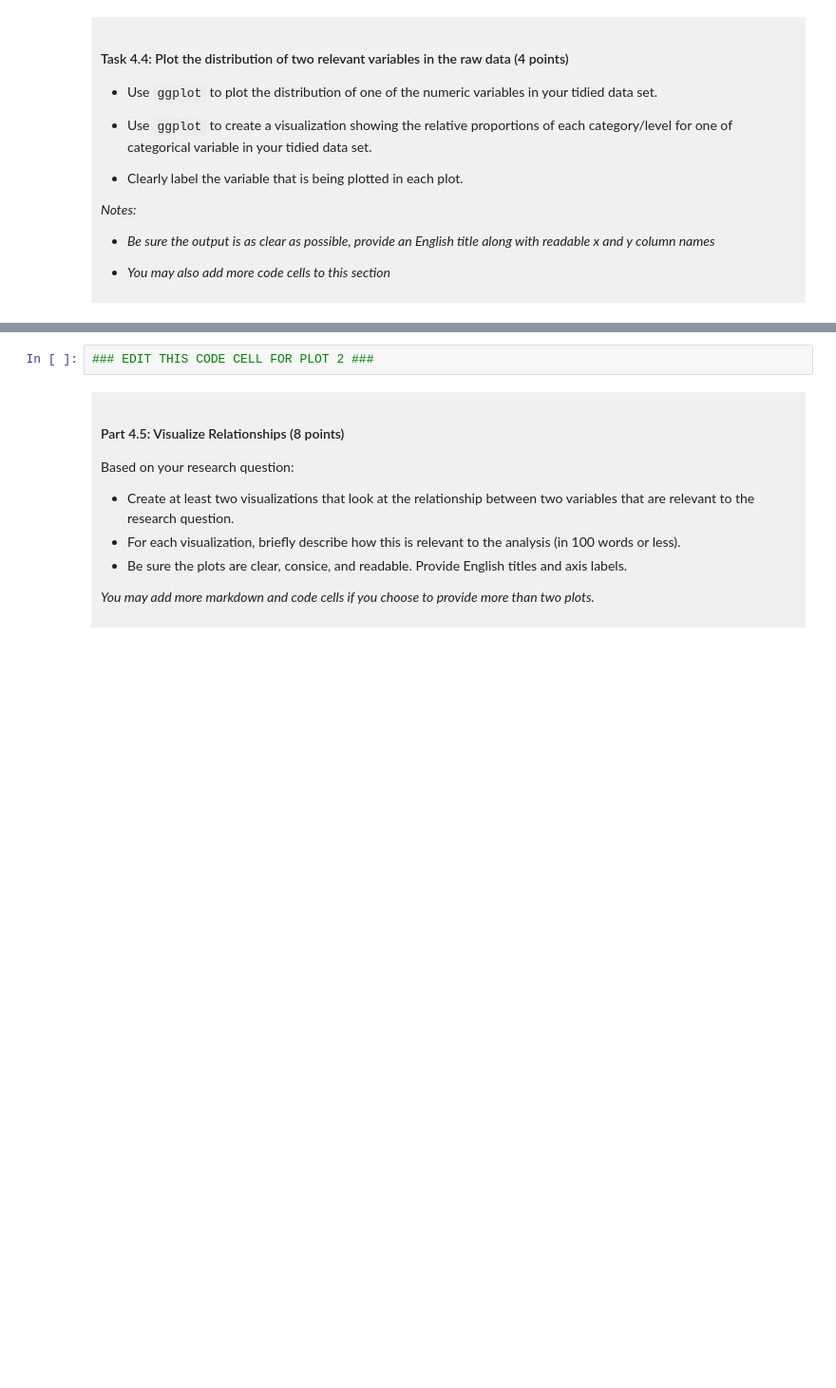
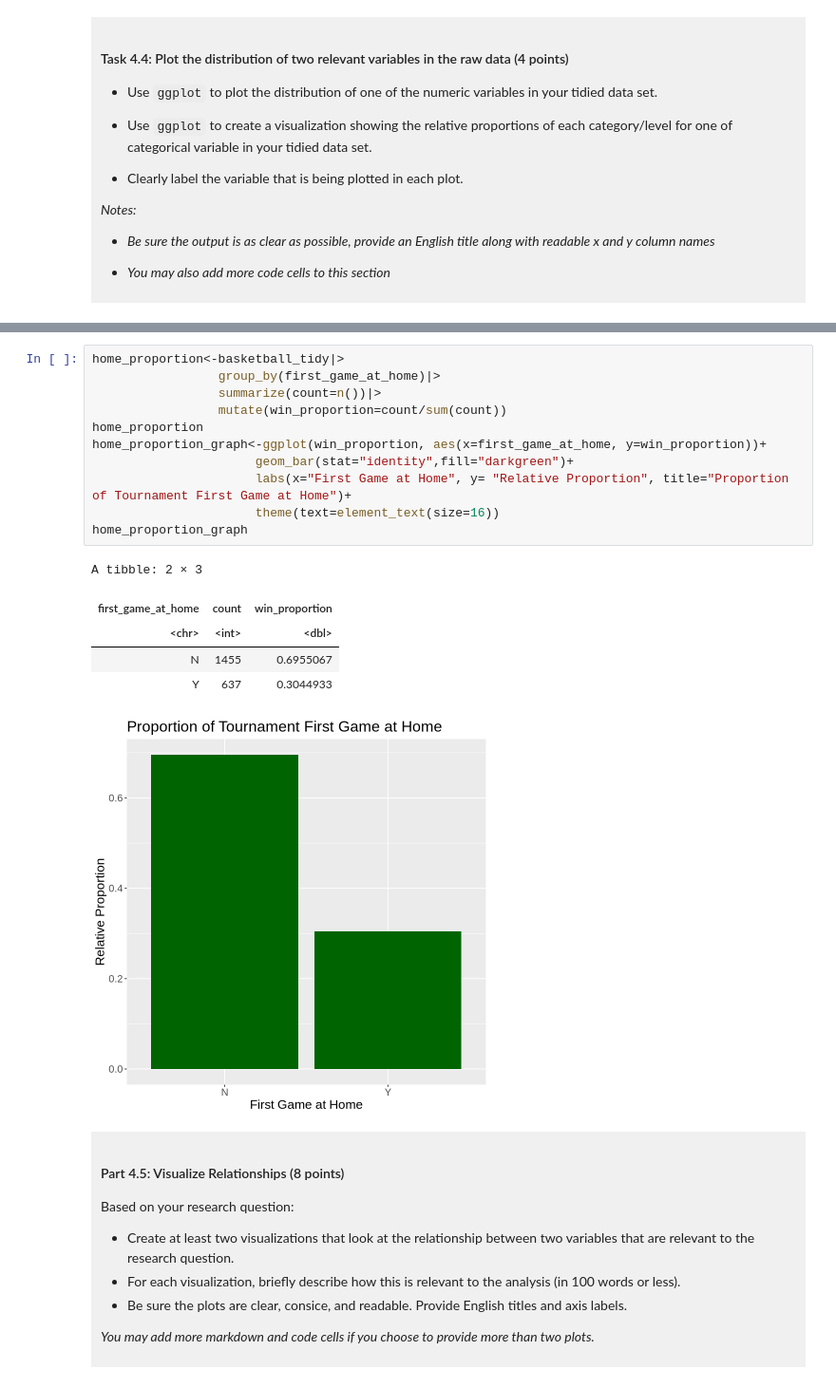
Before and after one commit to nanananasama/dsci-100-project-erica-liu, a Jupyter notebook: dsci-100-project-notebook.ipynb, the cells around one changed output, grey strips where cells are left out. Shown at 95% size. Drawn from its saved outputs; the diff is of its cells as text; blank space fills up the shorter version.

```diff
--- a/dsci-100-project-notebook.ipynb
+++ b/dsci-100-project-notebook.ipynb
@@ -308,5 +350,21 @@ You will refine your research question (if needed) and produce a tidy data set.
 # %%
-### EDIT THIS CODE CELL FOR PLOT 2 ###
+home_proportion<-basketball_tidy|>
+                 group_by(first_game_at_home)|>
+                 summarize(count=n())|>
+                 mutate(win_proportion=count/sum(count))
+home_proportion
+home_proportion_graph<-ggplot(win_proportion, aes(x=first_game_at_home, y=win_proportion))+
+                      geom_bar(stat="identity",fill="darkgreen")+
+                      labs(x="First Game at Home", y= "Relative Proportion", title="Proportion of Tournament First Game at Home")+
+                      theme(text=element_text(size=16))
+home_proportion_graph
+# %% [output]
+A tibble: 2 × 3
+| first_game_at_home | count | win_proportion |
+| <chr> | <int> | <dbl> |
+| N | 1455 | 0.6955067 |
+| Y | 637 | 0.3044933 |
+[figure, added]
 # %% [markdown]
 <div style="background-color: #f0f0f0; padding: 10px;">
 
```
Also changed, not shown: parts of 11 cells of this notebook.
